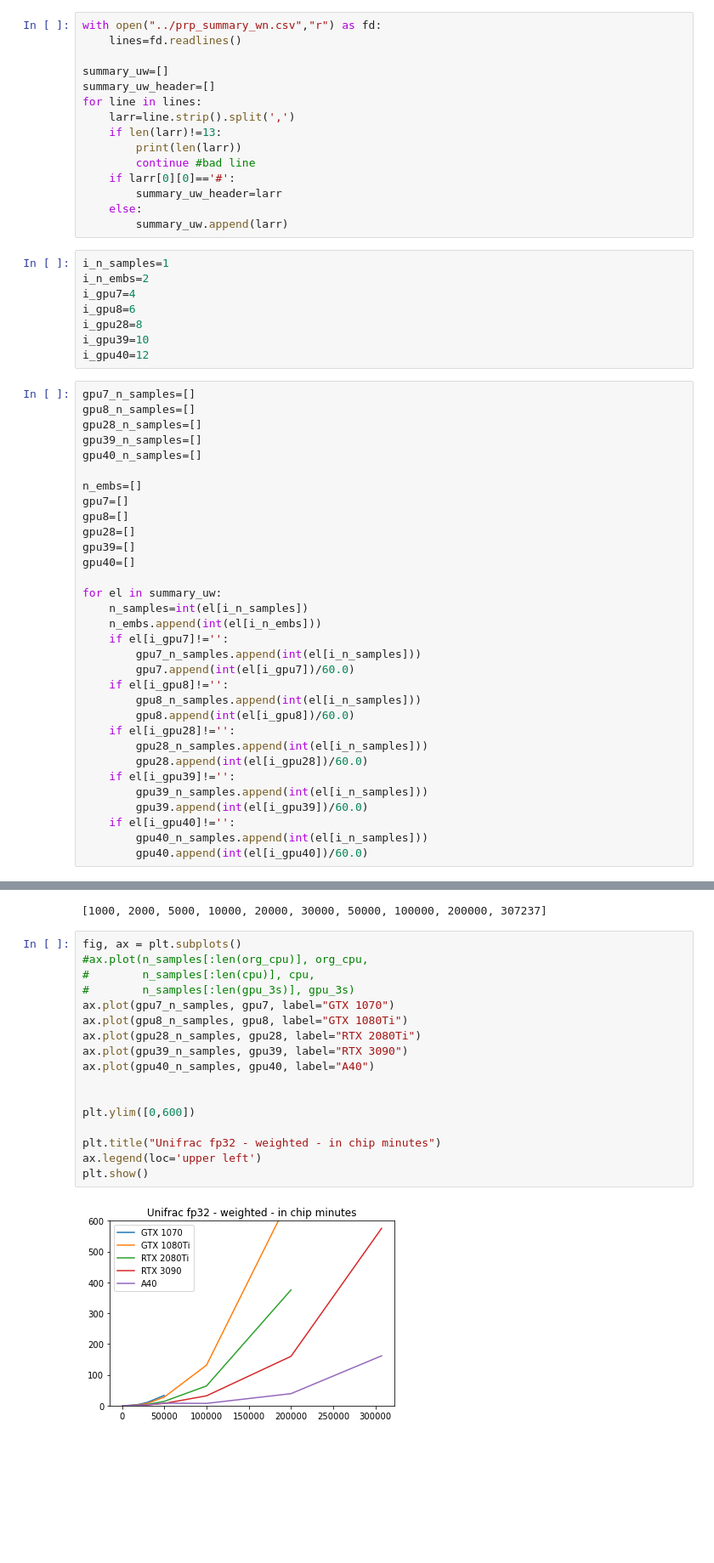
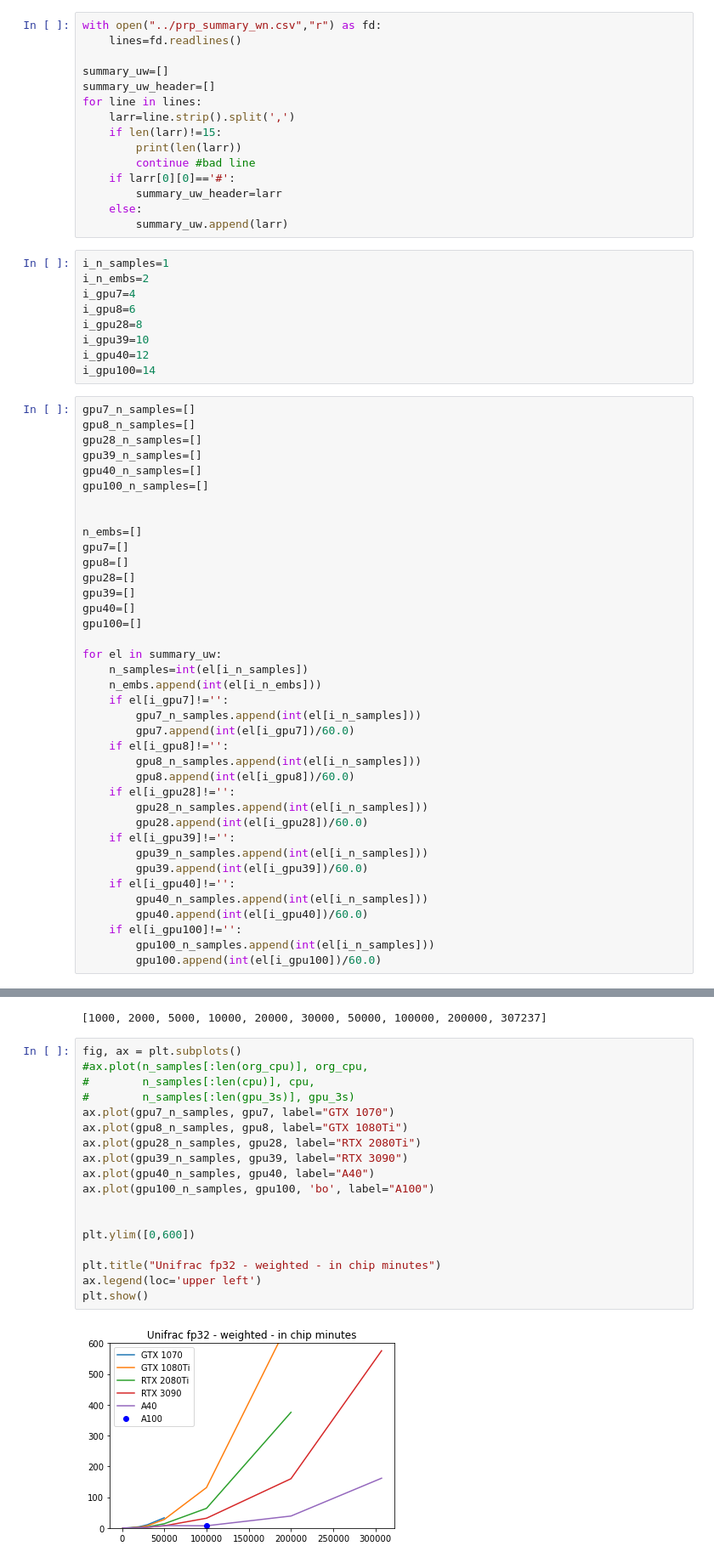
Before and after one commit to sfiligoi/unifrac, a Jupyter notebook: benchmarks/noteboks/graph_prp_wn.ipynb, the cells around one changed output, grey strips where cells are left out. Shown: that part at 85% size. Drawn from its saved outputs; the diff is of its cells as text; blank space fills up the shorter version.

```diff
--- a/benchmarks/noteboks/graph_prp_wn.ipynb
+++ b/benchmarks/noteboks/graph_prp_wn.ipynb
@@ -9,7 +9,7 @@ summary_uw=[]
 summary_uw_header=[]
 for line in lines:
     larr=line.strip().split(',')
-    if len(larr)!=13:
+    if len(larr)!=15:
         print(len(larr))
         continue #bad line
     if larr[0][0]=='#':
@@ -24,12 +24,15 @@ i_gpu8=6
 i_gpu28=8
 i_gpu39=10
 i_gpu40=12
+i_gpu100=14
 # %%
 gpu7_n_samples=[]
 gpu8_n_samples=[]
 gpu28_n_samples=[]
 gpu39_n_samples=[]
 gpu40_n_samples=[]
+gpu100_n_samples=[]
+
 
 n_embs=[]
 gpu7=[]
@@ -37,6 +40,7 @@ gpu8=[]
 gpu28=[]
 gpu39=[]
 gpu40=[]
+gpu100=[]
 
 for el in summary_uw:
     n_samples=int(el[i_n_samples])
@@ -56,6 +60,9 @@ for el in summary_uw:
     if el[i_gpu40]!='':
         gpu40_n_samples.append(int(el[i_n_samples]))
         gpu40.append(int(el[i_gpu40])/60.0)
+    if el[i_gpu100]!='':
+        gpu100_n_samples.append(int(el[i_n_samples]))
+        gpu100.append(int(el[i_gpu100])/60.0)
 # %%
 #x = n_samples
 #y = np.vstack([org_cpu,cpu,gpu_3s])
@@ -65,22 +72,23 @@ print(gpu40_n_samples)
 # %%
 fig, ax = plt.subplots()
 #ax.plot(n_samples[:len(org_cpu)], org_cpu,
 #        n_samples[:len(cpu)], cpu,
 #        n_samples[:len(gpu_3s)], gpu_3s)
 ax.plot(gpu7_n_samples, gpu7, label="GTX 1070")
 ax.plot(gpu8_n_samples, gpu8, label="GTX 1080Ti")
 ax.plot(gpu28_n_samples, gpu28, label="RTX 2080Ti")
 ax.plot(gpu39_n_samples, gpu39, label="RTX 3090")
 ax.plot(gpu40_n_samples, gpu40, label="A40")
+ax.plot(gpu100_n_samples, gpu100, 'bo', label="A100")
 
 
 plt.ylim([0,600])
 
 plt.title("Unifrac fp32 - weighted - in chip minutes")
 ax.legend(loc='upper left')
 plt.show()
 # %% [output]
-[figure, old version]
+[figure, new version]
 # %%
 fig, ax = plt.subplots()
 #ax.plot(n_samples[:len(org_cpu)], org_cpu,
```
Also changed, not shown: 1 other file.
